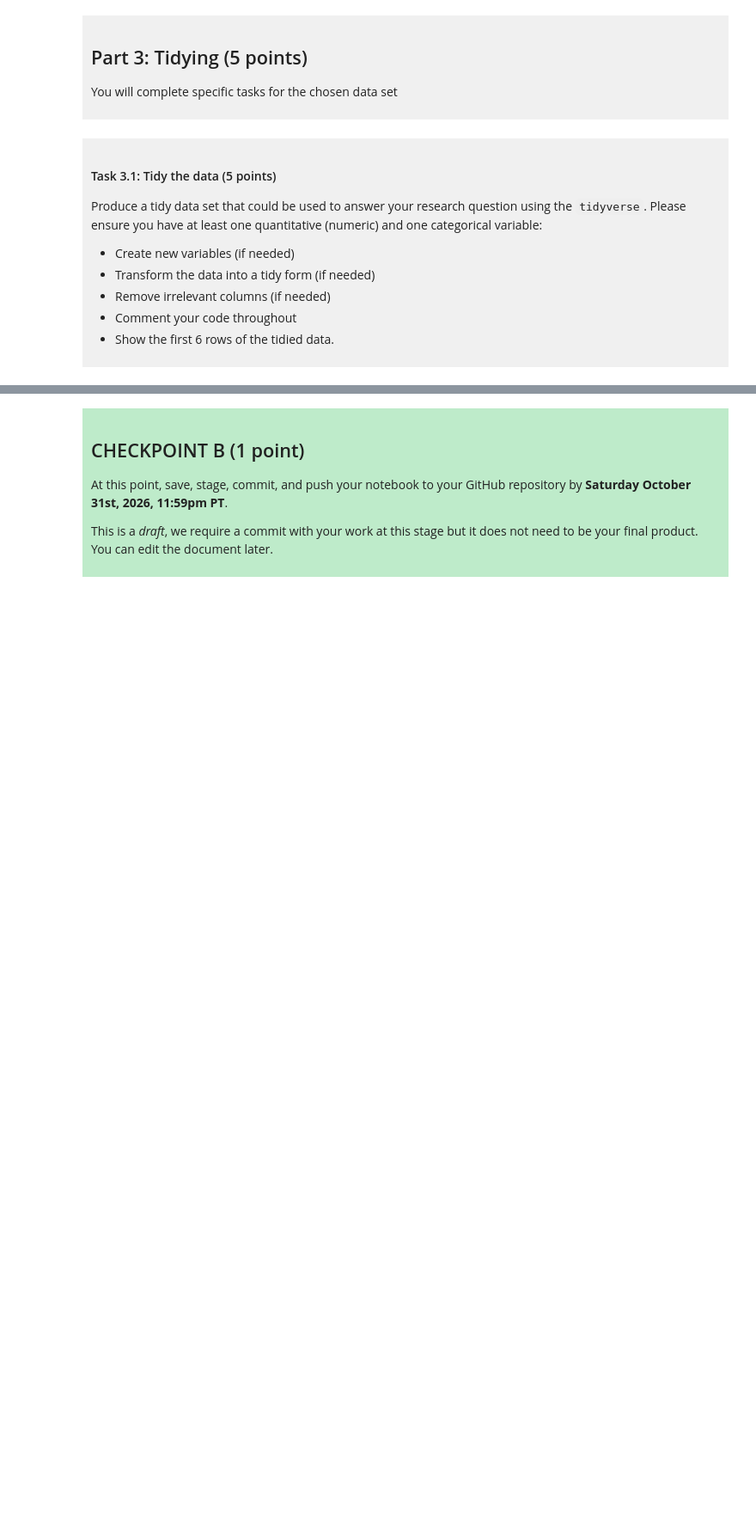
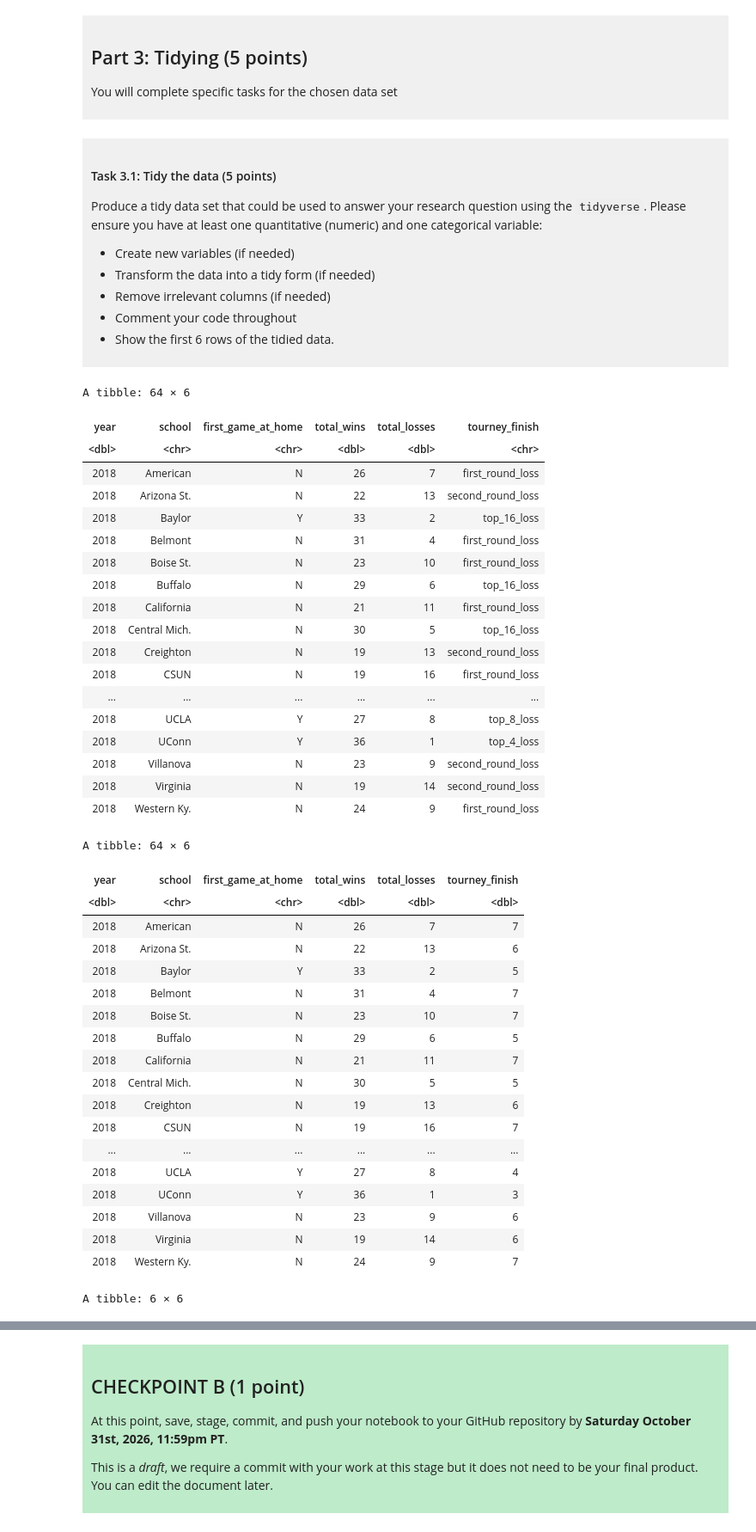
Before and after one commit to apearce08/dsci-100-project-pearce-alex, a Jupyter notebook: dsci-100-project-notebook.ipynb, the cells around one changed output, grey strips where cells are left out. Shown at 86% size. Saved outputs shown, nothing was run; the diff lists cells and outputs as text; code cells hidden in the pictures; blank space fills up the shorter version.

```diff
--- a/dsci-100-project-notebook.ipynb
+++ b/dsci-100-project-notebook.ipynb
@@ -128,5 +128,7 @@ To help you with the analysis, here is a table of descriptions of each of the va
 
 </div>
 # %%
-
-#this is a comment made on jupyter
+library(tidyverse)
+library(dplyr)
+w_march_mad <- read_csv("https://raw.githubusercontent.com/diverse-data-hub/diversedata/refs/heads/main/data-clean/womensmarchmadness.csv")
+head(w_march_mad)
@@ -189,4 +210,69 @@ Produce a tidy data set that could be used to answer your research question usin
 
 </div>
 # %%
-### EDIT THIS CODE CELL ###
+new_column_wmm <- w_march_mad |>
+  select(year, school, first_game_at_home,total_wins,	total_losses,tourney_finish)|>
+    filter( year == 2018)
+new_column_wmm
+# This is my first data table containing the information that seems necessary for me to use -
+# I chose to do this before tidying ot creating new variables so I could see if it was necessary, and it's not.
+# Next, I am going to make a data set that changes the word value to numerical value in the tourney finish column.
+
+high_to_low_wmm <- new_column_wmm|>
+    mutate(tourney_finish = case_when(
+        tourney_finish == "champ" ~ 1,
+        tourney_finish == "top_2_loss" ~ 2,
+        tourney_finish == "top_4_loss" ~ 3,
+        tourney_finish == "top_8_loss" ~ 4,
+        tourney_finish == "top_16_loss" ~ 5,
+        tourney_finish == "second_round_loss" ~ 6,
+        tourney_finish == "first_round_loss" ~ 7))
+high_to_low_wmm
+# Now I will order them from lowest to highest
+
+ranked_wmm <- high_to_low_wmm |>
+    arrange(tourney_finish)|>
+    head(ranked_wmm, n=6)
+ranked_wmm
+# looking at the compairison between the final ranking of the team ( which is clearer now)
+# you can compare teams that played their first game at home to ones that did not, and their final ranking; clear trends will be more obvious
+# %% [output]
+A tibble: 64 × 6
+| year | school | first_game_at_home | total_wins | total_losses | tourney_finish |
+| <dbl> | <chr> | <chr> | <dbl> | <dbl> | <chr> |
+| 2018 | American | N | 26 | 7 | first_round_loss |
+| 2018 | Arizona St. | N | 22 | 13 | second_round_loss |
+| 2018 | Baylor | Y | 33 | 2 | top_16_loss |
+| 2018 | Belmont | N | 31 | 4 | first_round_loss |
+| 2018 | Boise St. | N | 23 | 10 | first_round_loss |
+| 2018 | Buffalo | N | 29 | 6 | top_16_loss |
+| 2018 | California | N | 21 | 11 | first_round_loss |
+| 2018 | Central Mich. | N | 30 | 5 | top_16_loss |
+| 2018 | Creighton | N | 19 | 13 | second_round_loss |
+| 2018 | CSUN | N | 19 | 16 | first_round_loss |
+| ... | ... | ... | ... | ... | ... |
+| 2018 | UCLA | Y | 27 | 8 | top_8_loss |
+| 2018 | UConn | Y | 36 | 1 | top_4_loss |
+| 2018 | Villanova | N | 23 | 9 | second_round_loss |
+| 2018 | Virginia | N | 19 | 14 | second_round_loss |
+| 2018 | Western Ky. | N | 24 | 9 | first_round_loss |
+A tibble: 64 × 6
+| year | school | first_game_at_home | total_wins | total_losses | tourney_finish |
+| <dbl> | <chr> | <chr> | <dbl> | <dbl> | <dbl> |
+| 2018 | American | N | 26 | 7 | 7 |
+| 2018 | Arizona St. | N | 22 | 13 | 6 |
+| 2018 | Baylor | Y | 33 | 2 | 5 |
+| 2018 | Belmont | N | 31 | 4 | 7 |
+| 2018 | Boise St. | N | 23 | 10 | 7 |
+| 2018 | Buffalo | N | 29 | 6 | 5 |
+| 2018 | California | N | 21 | 11 | 7 |
+| 2018 | Central Mich. | N | 30 | 5 | 5 |
+| 2018 | Creighton | N | 19 | 13 | 6 |
+| 2018 | CSUN | N | 19 | 16 | 7 |
+| ... | ... | ... | ... | ... | ... |
+| 2018 | UCLA | Y | 27 | 8 | 4 |
+| 2018 | UConn | Y | 36 | 1 | 3 |
+| 2018 | Villanova | N | 23 | 9 | 6 |
+| 2018 | Virginia | N | 19 | 14 | 6 |
+| 2018 | Western Ky. | N | 24 | 9 | 7 |
+A tibble: 6 × 6
```
Also changed, not shown: parts of 4 cells of this notebook.
